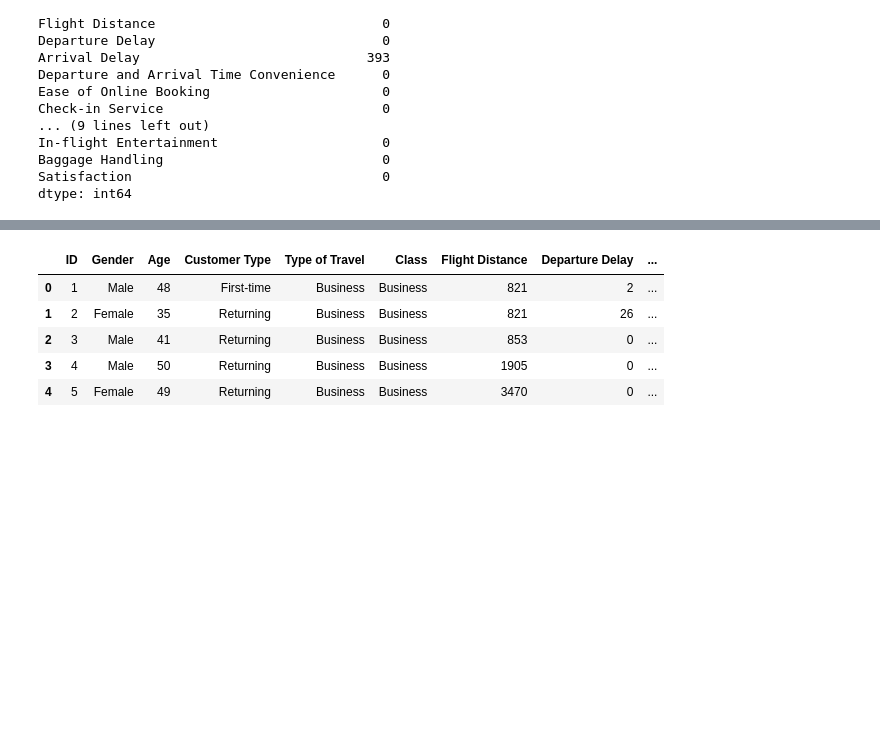
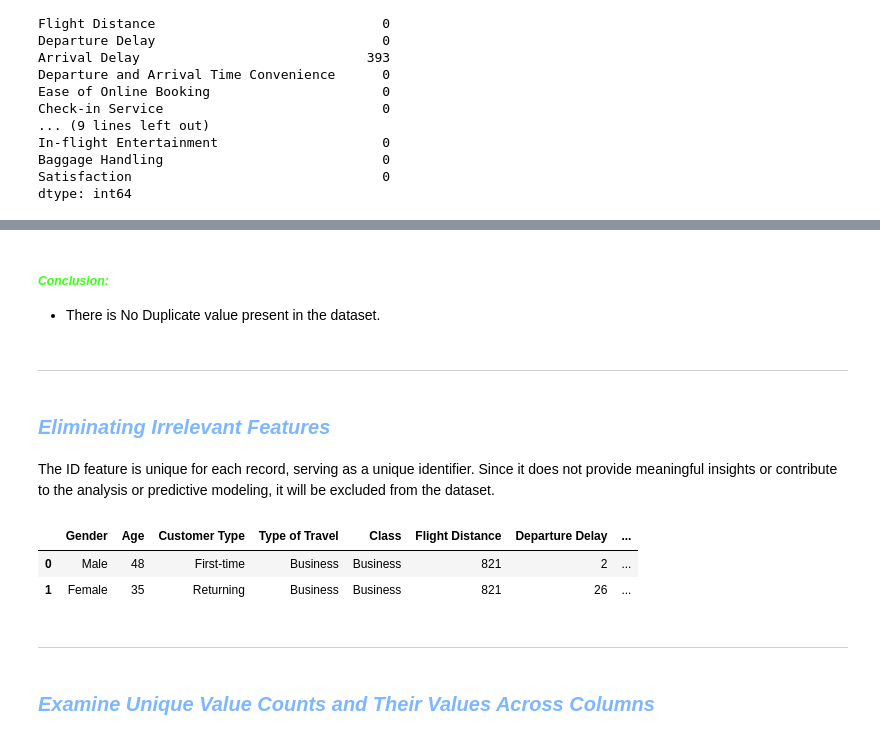
Before and after one commit to rashmiKumari03/Airlines_Passenger_Satisfaction_Prediction, a Jupyter notebook: notebook/Passengers_Satisfaction_Analysis_and_Prediction.ipynb, the cells around one changed output, grey strips where cells are left out. Saved outputs shown, nothing was run; the diff lists cells and outputs as text; code cells hidden in the pictures; blank space fills up the shorter version.

```diff
--- a/notebook/Passengers_Satisfaction_Analysis_and_Prediction.ipynb
+++ b/notebook/Passengers_Satisfaction_Analysis_and_Prediction.ipynb
@@ -172,9 +239,22 @@ Insight : We are having the Null/Missing Values present in the Column : "Arrival
+# %% [markdown]
+<h5 style="color:#39FF14;font-style:italic; font-family:Georgia">Conclusion:</h5>
+
+- There is No Duplicate value present in the dataset.
+# %% [markdown]
+------------
+# %% [markdown]
+<h6 style="font-family: 'Arial'; font-size: 20px; font-style: italic; color:rgb(125, 183, 255);">Eliminating Irrelevant Features</h6>
+# %% [markdown]
+The ID feature is unique for each record, serving as a unique identifier. Since it does not provide meaningful insights or contribute to the analysis or predictive modeling, it will be excluded from the dataset.
+# %%
+data.drop(columns=['ID'],inplace=True)
 # %%
-data.head()
+data.head(2)
 # %% [output]
-|  | ID | Gender | Age | Customer Type | Type of Travel | Class | Flight Distance | Departure Delay | ... |
-| 0 | 1 | Male | 48 | First-time | Business | Business | 821 | 2 | ... |
-| 1 | 2 | Female | 35 | Returning | Business | Business | 821 | 26 | ... |
-| 2 | 3 | Male | 41 | Returning | Business | Business | 853 | 0 | ... |
-| 3 | 4 | Male | 50 | Returning | Business | Business | 1905 | 0 | ... |
-| 4 | 5 | Female | 49 | Returning | Business | Business | 3470 | 0 | ... |
+|  | Gender | Age | Customer Type | Type of Travel | Class | Flight Distance | Departure Delay | ... |
+| 0 | Male | 48 | First-time | Business | Business | 821 | 2 | ... |
+| 1 | Female | 35 | Returning | Business | Business | 821 | 26 | ... |
+# %% [markdown]
+----------------
+# %% [markdown]
+<h6 style="font-family: 'Arial'; font-size: 20px; font-style: italic; color:rgb(125, 183, 255);">Examine Unique Value Counts and Their Values Across Columns</h6>
```
Also changed, not shown: parts of 84 cells of this notebook.
